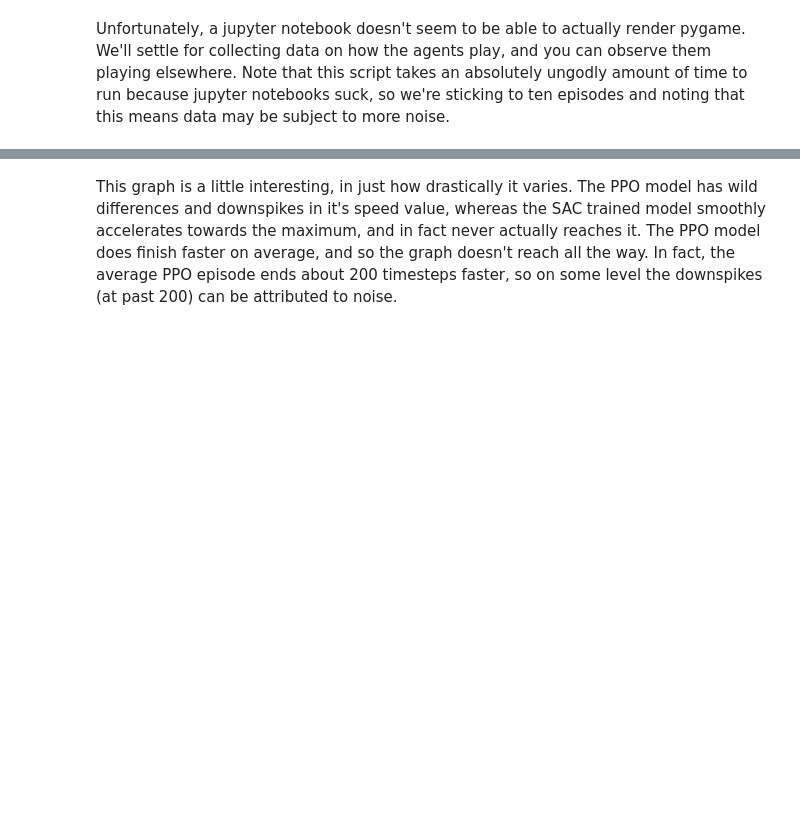
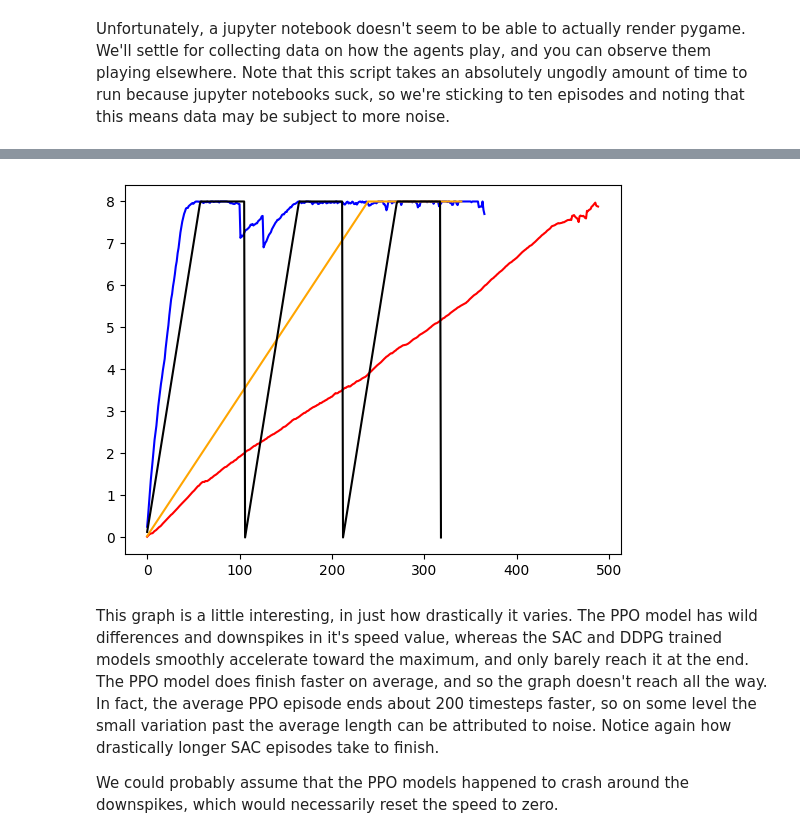
Before and after one commit to TravisDurrantOTU/DRL-Assignment, a Jupyter notebook: notebooks/racing.ipynb, the cells around one changed output, grey strips where cells are left out. Saved outputs shown, nothing was run; the diff lists cells and outputs as text; code cells hidden in the pictures; blank space fills up the shorter version.

```diff
--- a/notebooks/racing.ipynb
+++ b/notebooks/racing.ipynb
@@ -288,6 +359,12 @@ print(mean_speeds)
 # %%
 plt.plot(mean_speeds, color='blue')
 plt.plot(mean_speeds2, color='red')
+plt.plot(mean_speeds3, color='orange')
+plt.plot(mean_speeds4, color='black')
 plt.show()
+# %% [output]
+[figure, added]
 # %% [markdown]
-This graph is a little interesting, in just how drastically it varies. The PPO model has wild differences and downspikes in it's speed value, whereas the SAC trained model smoothly accelerates towards the maximum, and in fact never actually reaches it. The PPO model does finish faster on average, and so the graph doesn't reach all the way. In fact, the average PPO episode ends about 200 timesteps faster, so on some level the downspikes (at past 200) can be attributed to noise.
+This graph is a little interesting, in just how drastically it varies. The PPO model has wild differences and downspikes in it's speed value, whereas the SAC and DDPG trained models smoothly accelerate toward the maximum, and only barely reach it at the end. The PPO model does finish faster on average, and so the graph doesn't reach all the way. In fact, the average PPO episode ends about 200 timesteps faster, so on some level the small variation past the average length can be attributed to noise. Notice again how drastically longer SAC episodes take to finish.
+
+We could probably assume that the PPO models happened to crash around the downspikes, which would necessarily reset the speed to zero.
```
Also changed, not shown: parts of 15 cells of this notebook.
